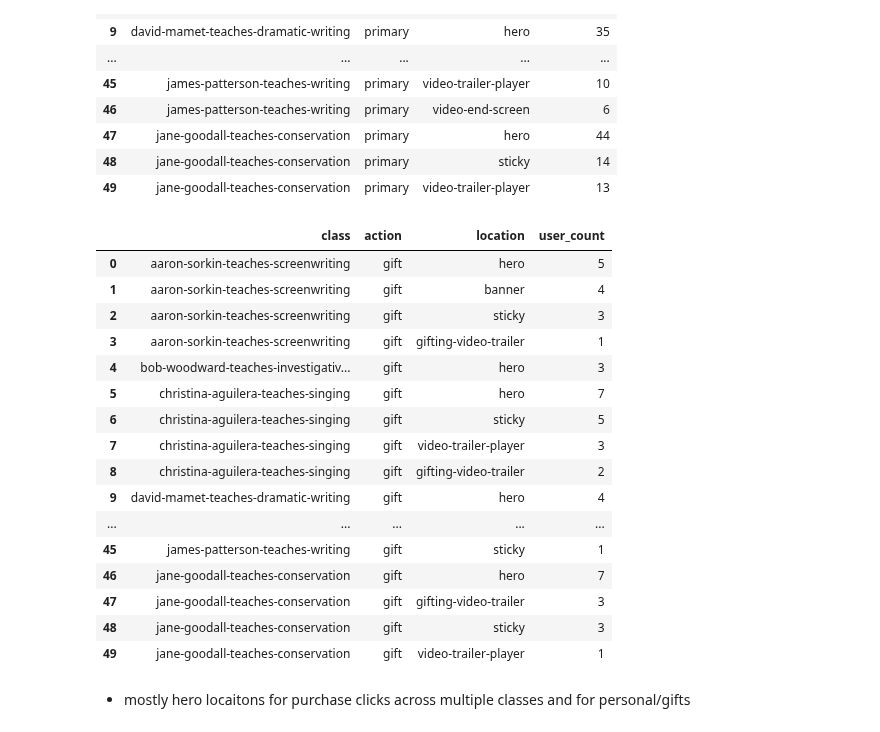
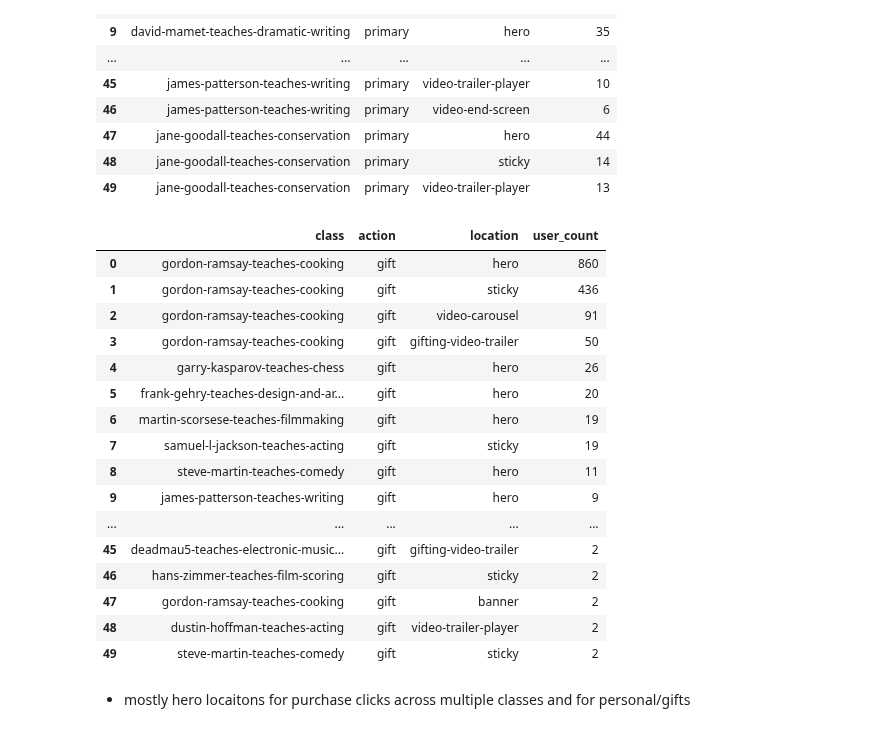
Before and after one commit to mindyng/2023-Business-Projects, a Jupyter notebook: masterclass-user-behavior-analysis-v2.ipynb, the cells around one changed output. Cells and saved outputs as stored; diff of their text form; code cells hidden in the pictures.

Commit message:
Kaggle Notebook | Masterclass User Behavior Analysis v2 | Version 14

```diff
--- a/masterclass-user-behavior-analysis-v2.ipynb
+++ b/masterclass-user-behavior-analysis-v2.ipynb
@@ -986,28 +979,30 @@ duckdb.query(query).df()[:50]
 | 48 | jane-goodall-teaches-conservation | primary | sticky | 14 |
 | 49 | jane-goodall-teaches-conservation | primary | video-trailer-player | 13 |
 # %%
+# Gifts only
 query = """
-select class, action, location, count(*) as user_count from purchase_click where action = 'gift' group by 1,2,3 order by 1,4 desc
+select class, action, location, count(*) as user_count from purchase_click where action = 'gift'
+group by 1,2,3 order by 4 desc
 """
 duckdb.query(query).df()[:50]
 # %% [output]
 |  | class | action | location | user_count |
-| 0 | aaron-sorkin-teaches-screenwriting | gift | hero | 5 |
-| 1 | aaron-sorkin-teaches-screenwriting | gift | banner | 4 |
-| 2 | aaron-sorkin-teaches-screenwriting | gift | sticky | 3 |
-| 3 | aaron-sorkin-teaches-screenwriting | gift | gifting-video-trailer | 1 |
-| 4 | bob-woodward-teaches-investigativ... | gift | hero | 3 |
-| 5 | christina-aguilera-teaches-singing | gift | hero | 7 |
-| 6 | christina-aguilera-teaches-singing | gift | sticky | 5 |
-| 7 | christina-aguilera-teaches-singing | gift | video-trailer-player | 3 |
-| 8 | christina-aguilera-teaches-singing | gift | gifting-video-trailer | 2 |
-| 9 | david-mamet-teaches-dramatic-writing | gift | hero | 4 |
+| 0 | gordon-ramsay-teaches-cooking | gift | hero | 860 |
+| 1 | gordon-ramsay-teaches-cooking | gift | sticky | 436 |
+| 2 | gordon-ramsay-teaches-cooking | gift | video-carousel | 91 |
+| 3 | gordon-ramsay-teaches-cooking | gift | gifting-video-trailer | 50 |
+| 4 | garry-kasparov-teaches-chess | gift | hero | 26 |
+| 5 | frank-gehry-teaches-design-and-ar... | gift | hero | 20 |
+| 6 | martin-scorsese-teaches-filmmaking | gift | hero | 19 |
+| 7 | samuel-l-jackson-teaches-acting | gift | sticky | 19 |
+| 8 | steve-martin-teaches-comedy | gift | hero | 11 |
+| 9 | james-patterson-teaches-writing | gift | hero | 9 |
 | ... | ... | ... | ... | ... |
-| 45 | james-patterson-teaches-writing | gift | sticky | 1 |
-| 46 | jane-goodall-teaches-conservation | gift | hero | 7 |
-| 47 | jane-goodall-teaches-conservation | gift | gifting-video-trailer | 3 |
-| 48 | jane-goodall-teaches-conservation | gift | sticky | 3 |
-| 49 | jane-goodall-teaches-conservation | gift | video-trailer-player | 1 |
+| 45 | deadmau5-teaches-electronic-music... | gift | gifting-video-trailer | 2 |
+| 46 | hans-zimmer-teaches-film-scoring | gift | sticky | 2 |
+| 47 | gordon-ramsay-teaches-cooking | gift | banner | 2 |
+| 48 | dustin-hoffman-teaches-acting | gift | video-trailer-player | 2 |
+| 49 | steve-martin-teaches-comedy | gift | sticky | 2 |
 # %% [markdown]
 - mostly hero locaitons for purchase clicks across multiple classes and for personal/gifts
 # %% [markdown]
```
Also changed, not shown: parts of 23 cells of this notebook.
